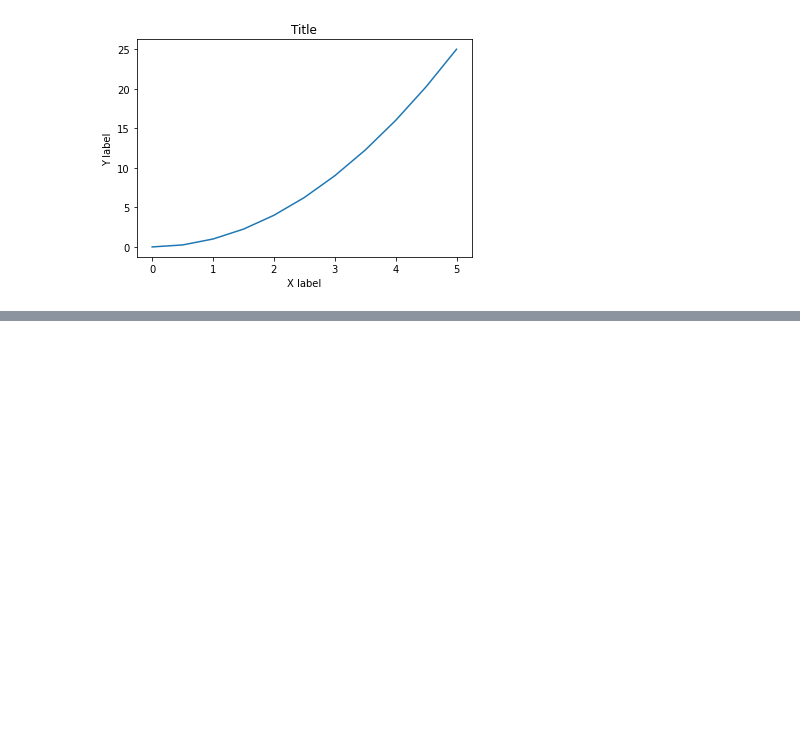
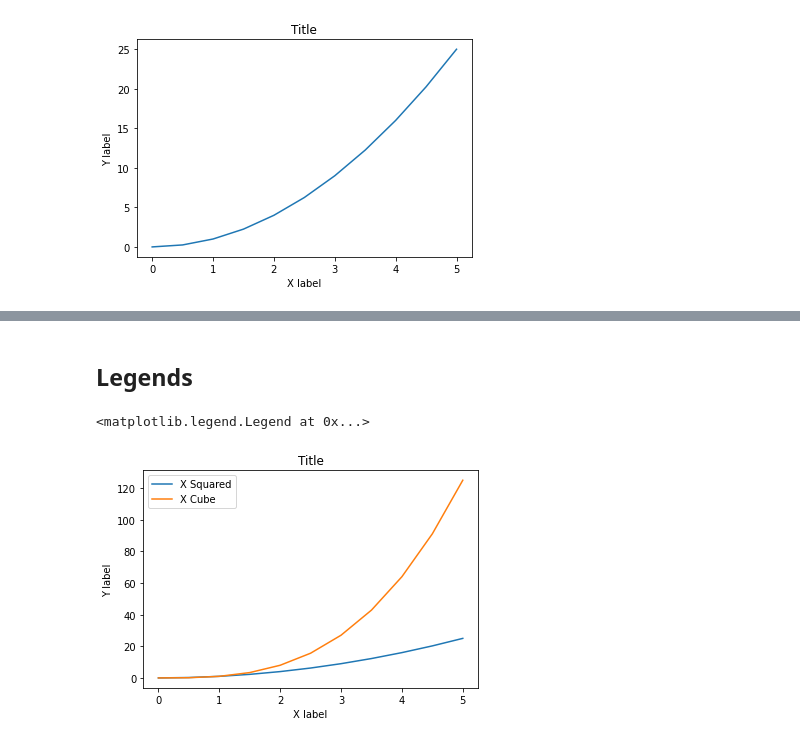
Before and after one commit to Varun-1210/DS_notes, a Jupyter notebook: Matplotlib_Seaborn.ipynb, the cells around one changed output, grey strips where cells are left out. Saved outputs shown, nothing was run; the diff lists cells and outputs as text; code cells hidden in the pictures; blank space fills up the shorter version.

```diff
--- a/Matplotlib_Seaborn.ipynb
+++ b/Matplotlib_Seaborn.ipynb
@@ -126,0 +129,19 @@ Text(0.5, 1.0, '2 Table')
+# %% [markdown]
+## Legends
+# %%
+# To add legends, we have to add labels to the plot part
+
+fig,axes=plt.subplots()
+
+# adding plots
+axes.plot(x,x**2,label='X Squared')
+axes.plot(x,x**3,label='X Cube')
+axes.set_xlabel('X label')
+axes.set_ylabel('Y label')
+axes.set_title('Title')
+
+# adding legend
+axes.legend(loc=0) # loc will specify the location
+# %% [output]
+<matplotlib.legend.Legend at 0x...>
+[figure, added]
```
Also changed, not shown: parts of 1 cell of this notebook.
